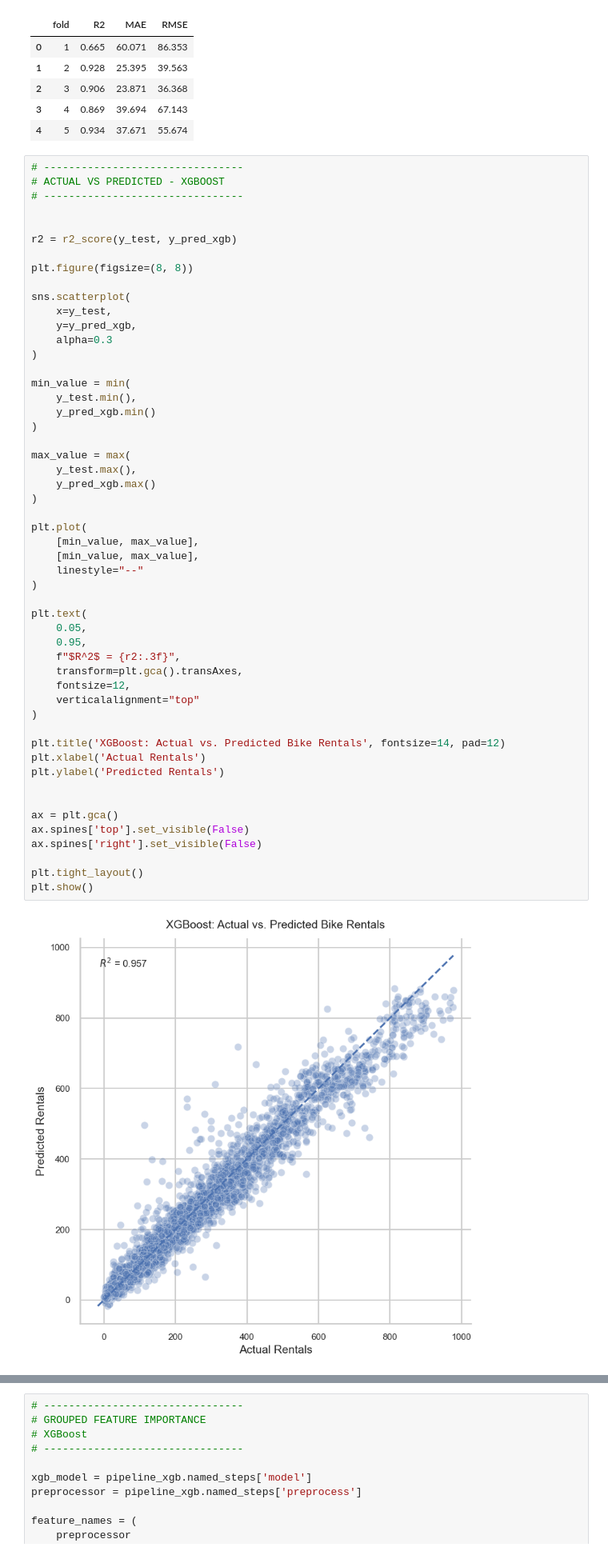
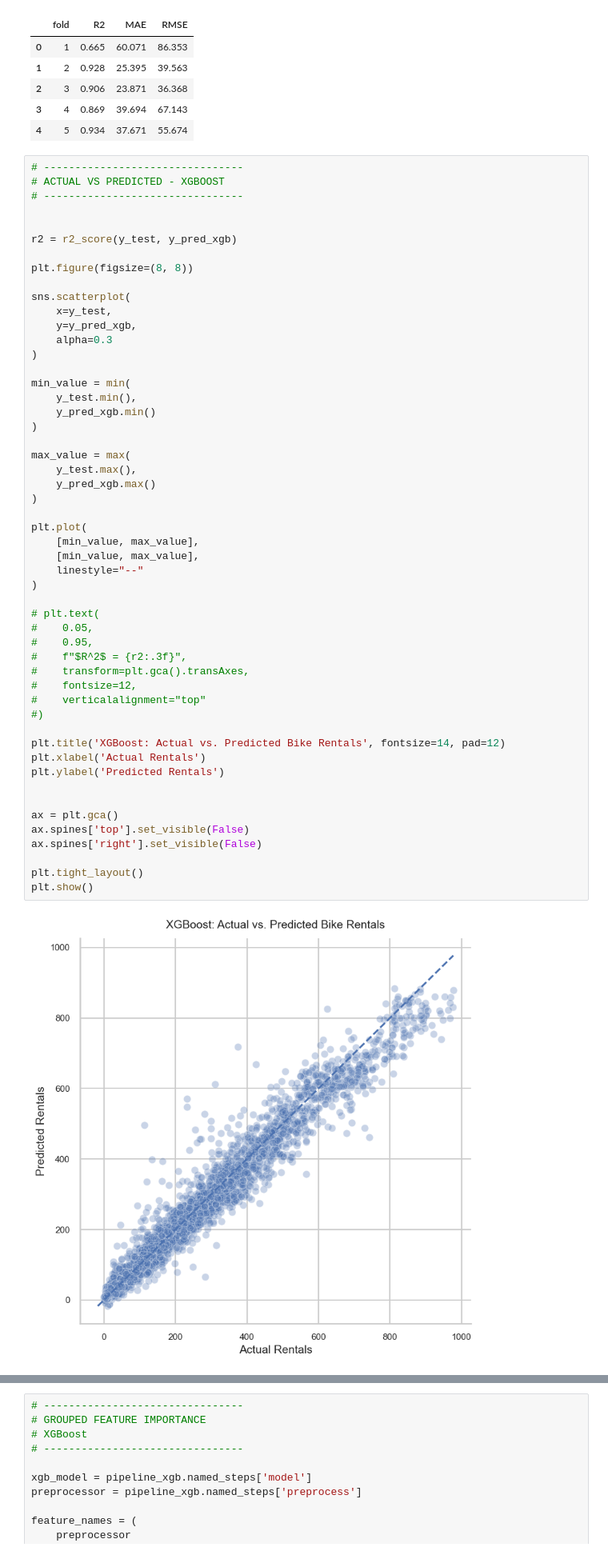
Before and after one commit to Thoericht/bike_sharing, a Jupyter notebook: 02_notebooks/03_modelling.ipynb, the cells around one changed output, grey strips where cells are left out. Shown at 80% size. Cells and saved outputs as stored; diff of their text form.

```diff
--- a/02_notebooks/03_modelling.ipynb
+++ b/02_notebooks/03_modelling.ipynb
@@ -759,42 +795,42 @@ sns.scatterplot(
 
 min_value = min(
     y_test.min(),
     y_pred_xgb.min()
 )
 
 max_value = max(
     y_test.max(),
     y_pred_xgb.max()
 )
 
 plt.plot(
     [min_value, max_value],
     [min_value, max_value],
     linestyle="--"
 )
 
-plt.text(
-    0.05,
-    0.95,
-    f"$R^2$ = {r2:.3f}",
-    transform=plt.gca().transAxes,
-    fontsize=12,
-    verticalalignment="top"
-)
+# plt.text(
+#    0.05,
+#    0.95,
+#    f"$R^2$ = {r2:.3f}",
+#    transform=plt.gca().transAxes,
+#    fontsize=12,
+#    verticalalignment="top"
+#)
 
 plt.title('XGBoost: Actual vs. Predicted Bike Rentals', fontsize=14, pad=12)
 plt.xlabel('Actual Rentals')
 plt.ylabel('Predicted Rentals')
 
 
 ax = plt.gca()
 ax.spines['top'].set_visible(False)
 ax.spines['right'].set_visible(False)
 
 plt.tight_layout()
 plt.show()
 # %% [output]
-[figure, old version]
+[figure, new version]
 # %%
 cv_plot = cv_xgb_df.copy()
 
```
Also changed, not shown: parts of 17 cells of this notebook, 4 other files.
